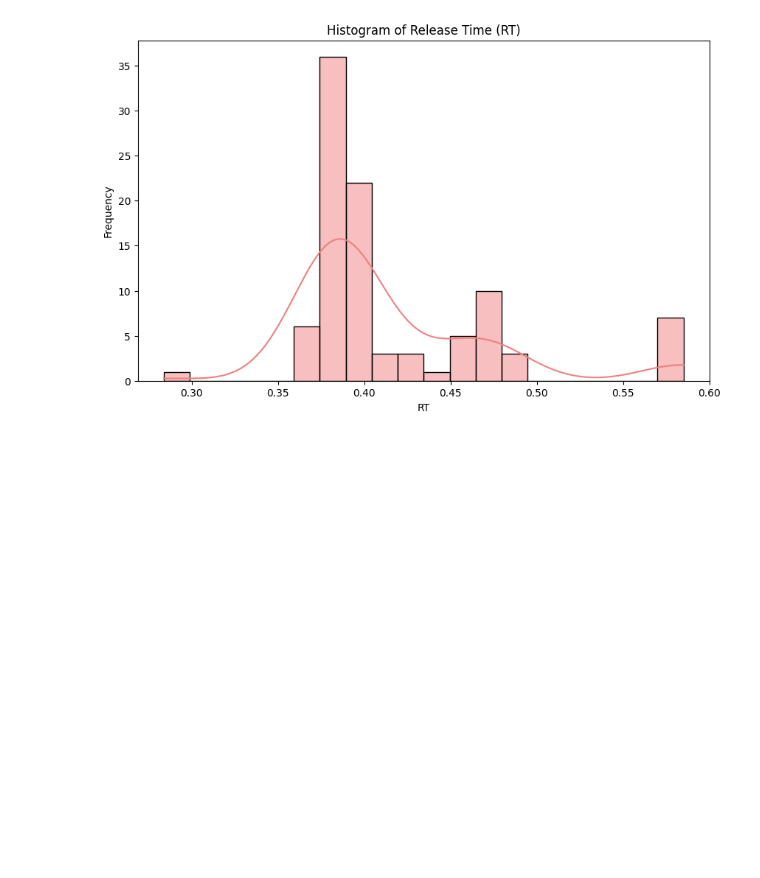
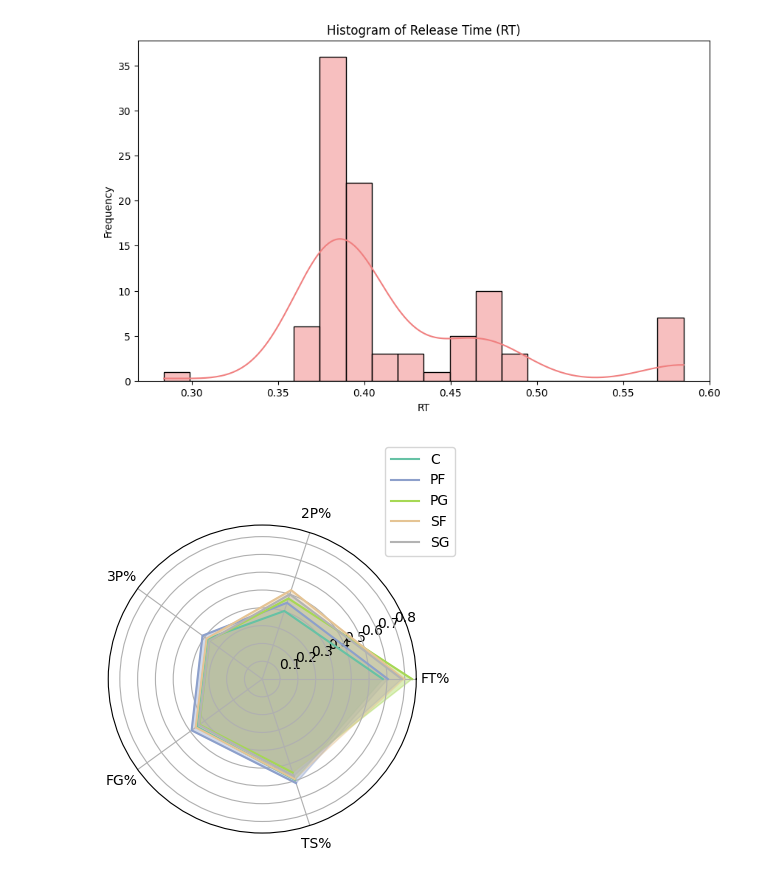
Before and after one commit to domasbel/DataVisualization, a Jupyter notebook: NBA_players_motions/notebook.ipynb, the cells around one changed output. Cells and saved outputs as stored; diff of their text form; code cells hidden in the pictures; blank space fills up the shorter version.

```diff
--- a/NBA_players_motions/notebook.ipynb
+++ b/NBA_players_motions/notebook.ipynb
@@ -147,3 +147,20 @@ plt.ylabel('Frequency')
 plt.show()
 # %% [output]
 [figure]
+# %%
+df3 = heatmap.reset_index()
+label_loc = np.linspace(start=0, stop=2*np.pi, num=len(df3.columns))[:-1]
+
+plt.figure(figsize=(4, 4))
+ax = plt.subplot(polar=True)
+plt.xticks(label_loc, labels=list(df3.columns)[1:])
+colors = plt.cm.get_cmap('Set2', len(df3.columns) - 1)
+
+for idx, x in df3.drop('Pos', axis=1).iterrows():
+    ax.plot(label_loc, x, color=colors(idx), linestyle='solid', label=df3['Pos'][idx])
+    ax.fill(label_loc, x, color=colors(idx), alpha=0.4)
+
+plt.legend(loc=(0.9, 0.9))
+plt.show()
+# %% [output]
+[figure, added]
```
Also changed, not shown: parts of 1 cell of this notebook, 6 other files.
